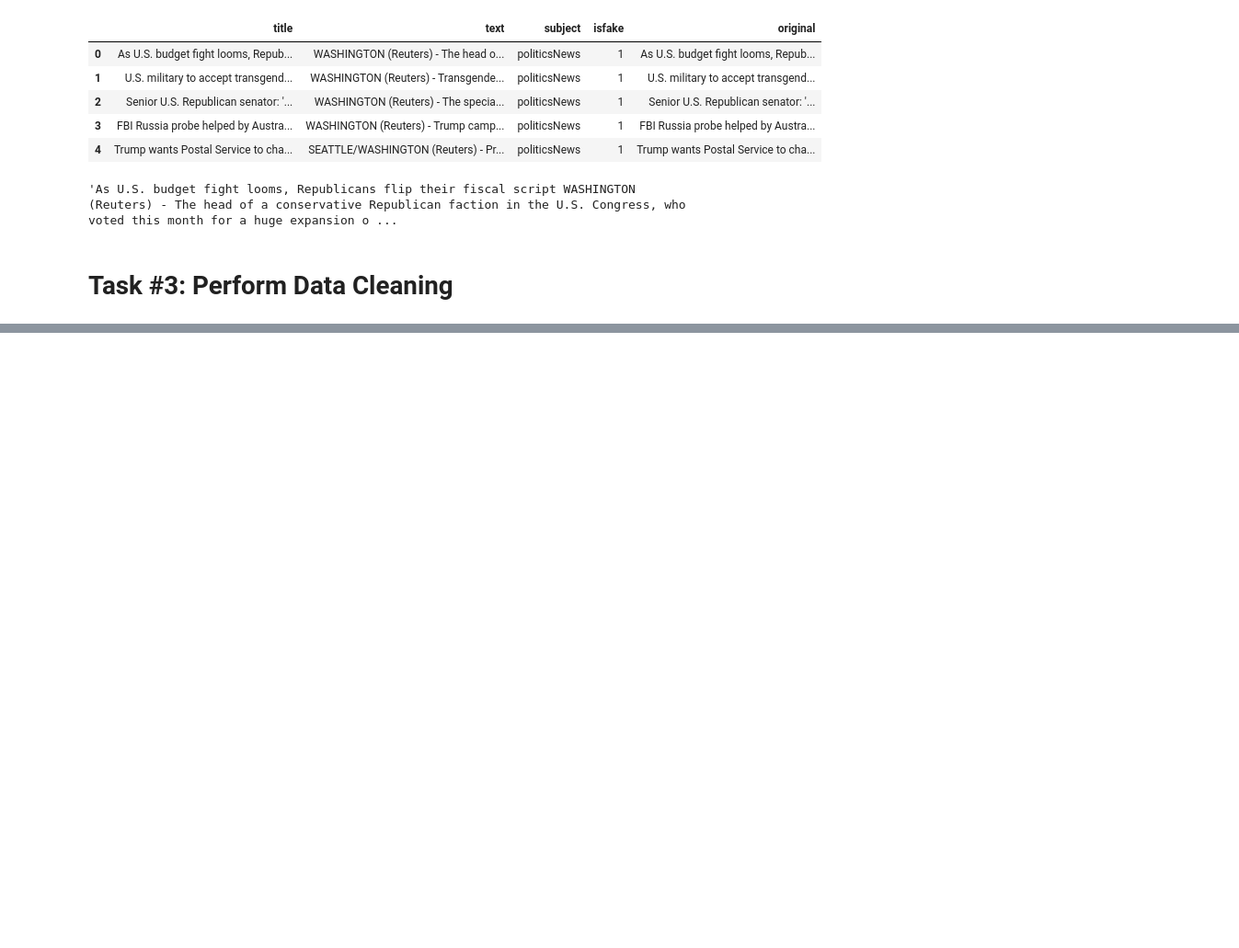
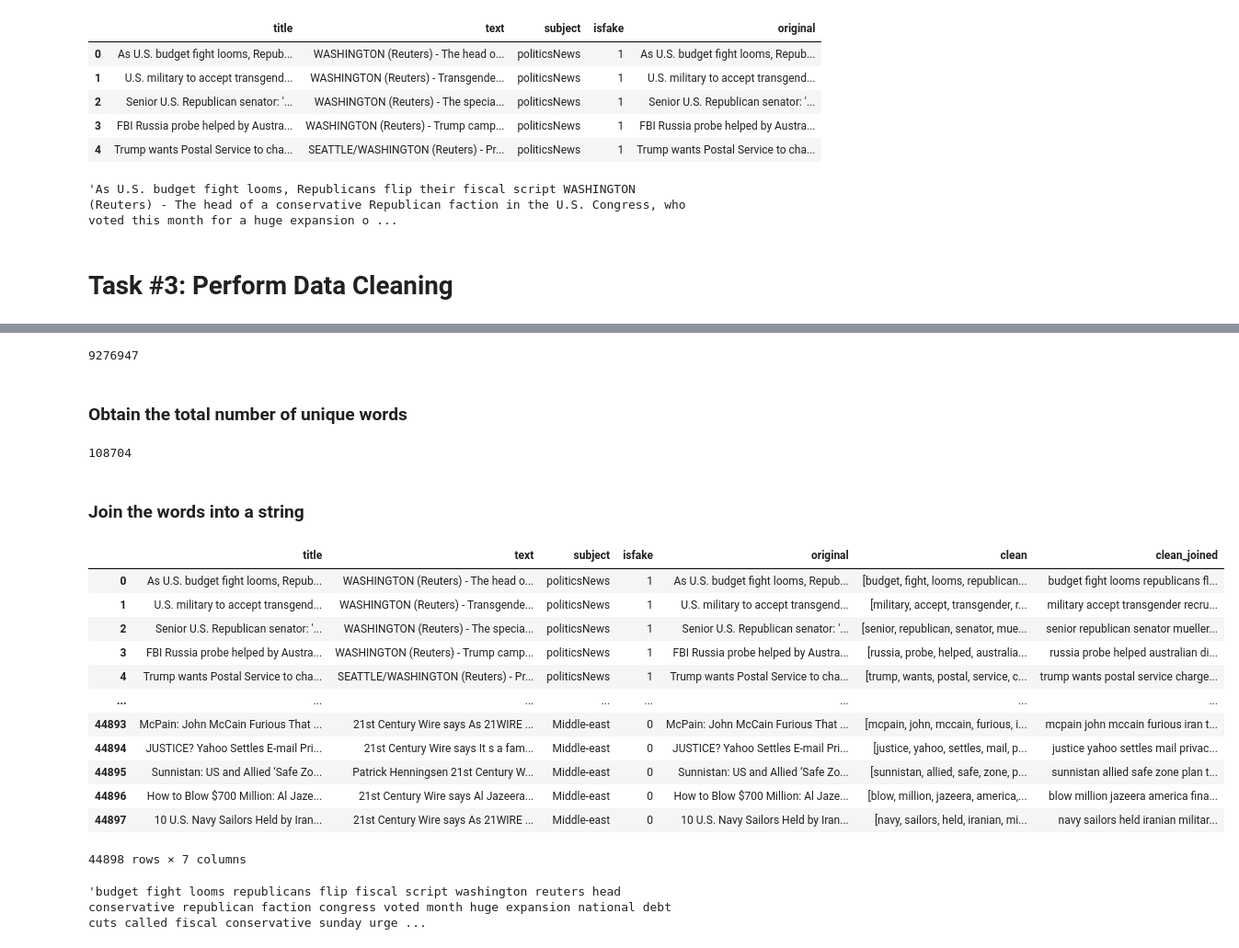
Before and after one commit to anirudhrao20/fake-news-detector, a Jupyter notebook: FakeNewsClassification.ipynb, the cells around one changed output, grey strips where cells are left out. Shown: that part at 92% size. Drawn from its saved outputs; the diff is of its cells as text; code cells hidden in the pictures; blank space fills up the shorter version.

```diff
--- a/FakeNewsClassification.ipynb
+++ b/FakeNewsClassification.ipynb
@@ -220,0 +230,4 @@ df['original'][0]
+# %%
+from nltk.corpus import stopwords
+stop_words = stopwords.words('english')
+stop_words.extend(['from', 'subject', 're', 'edu', 'use'])
@@ -220,0 +236,8 @@ df['original'][0]
+# %%
+def preprocess(text):
+    result = []
+    for token in gensim.utils.simple_preprocess(text):
+        if token not in gensim.parsing.preprocessing.STOPWORDS and len(token) > 3 and token not in stop_words:
+            result.append(token)
+
+    return result
@@ -220,0 +246,2 @@ df['original'][0]
+# %%
+df['clean'] = df['original'].apply(preprocess)
@@ -220,0 +303,35 @@ df['original'][0]
+# %%
+len(list_of_words)
+# %% [output]
+9276947
+# %% [markdown]
+### Obtain the total number of unique words
+# %%
+total_words = len(list(set(list_of_words)))
+total_words
+# %% [output]
+108704
+# %% [markdown]
+### Join the words into a string
+# %%
+df['clean_joined'] = df['clean'].apply(lambda x: " ".join(x))
+# %%
+df
+# %% [output]
+|  | title | text | subject | isfake | original | clean | clean_joined |
+| 0 | As U.S. budget fight looms, Repub... | WASHINGTON (Reuters) - The head o... | politicsNews | 1 | As U.S. budget fight looms, Repub... | [budget, fight, looms, republican... | budget fight looms republicans fl... |
+| 1 | U.S. military to accept transgend... | WASHINGTON (Reuters) - Transgende... | politicsNews | 1 | U.S. military to accept transgend... | [military, accept, transgender, r... | military accept transgender recru... |
+| 2 | Senior U.S. Republican senator: '... | WASHINGTON (Reuters) - The specia... | politicsNews | 1 | Senior U.S. Republican senator: '... | [senior, republican, senator, mue... | senior republican senator mueller... |
+| 3 | FBI Russia probe helped by Austra... | WASHINGTON (Reuters) - Trump camp... | politicsNews | 1 | FBI Russia probe helped by Austra... | [russia, probe, helped, australia... | russia probe helped australian di... |
+| 4 | Trump wants Postal Service to cha... | SEATTLE/WASHINGTON (Reuters) - Pr... | politicsNews | 1 | Trump wants Postal Service to cha... | [trump, wants, postal, service, c... | trump wants postal service charge... |
+| ... | ... | ... | ... | ... | ... | ... | ... |
+| 44893 | McPain: John McCain Furious That ... | 21st Century Wire says As 21WIRE ... | Middle-east | 0 | McPain: John McCain Furious That ... | [mcpain, john, mccain, furious, i... | mcpain john mccain furious iran t... |
+| 44894 | JUSTICE? Yahoo Settles E-mail Pri... | 21st Century Wire says It s a fam... | Middle-east | 0 | JUSTICE? Yahoo Settles E-mail Pri... | [justice, yahoo, settles, mail, p... | justice yahoo settles mail privac... |
+| 44895 | Sunnistan: US and Allied ‘Safe Zo... | Patrick Henningsen 21st Century W... | Middle-east | 0 | Sunnistan: US and Allied ‘Safe Zo... | [sunnistan, allied, safe, zone, p... | sunnistan allied safe zone plan t... |
+| 44896 | How to Blow $700 Million: Al Jaze... | 21st Century Wire says Al Jazeera... | Middle-east | 0 | How to Blow $700 Million: Al Jaze... | [blow, million, jazeera, america,... | blow million jazeera america fina... |
+| 44897 | 10 U.S. Navy Sailors Held by Iran... | 21st Century Wire says As 21WIRE ... | Middle-east | 0 | 10 U.S. Navy Sailors Held by Iran... | [navy, sailors, held, iranian, mi... | navy sailors held iranian militar... |
+44898 rows × 7 columns
+# %%
+df['clean_joined'][0]
+# %% [output]
+'budget fight looms republicans flip fiscal script washington reuters head conservative republican faction congress voted month huge expansion national debt cuts called fiscal conservative sunday urge ...
```
Also changed, not shown: parts of 12 cells of this notebook.
